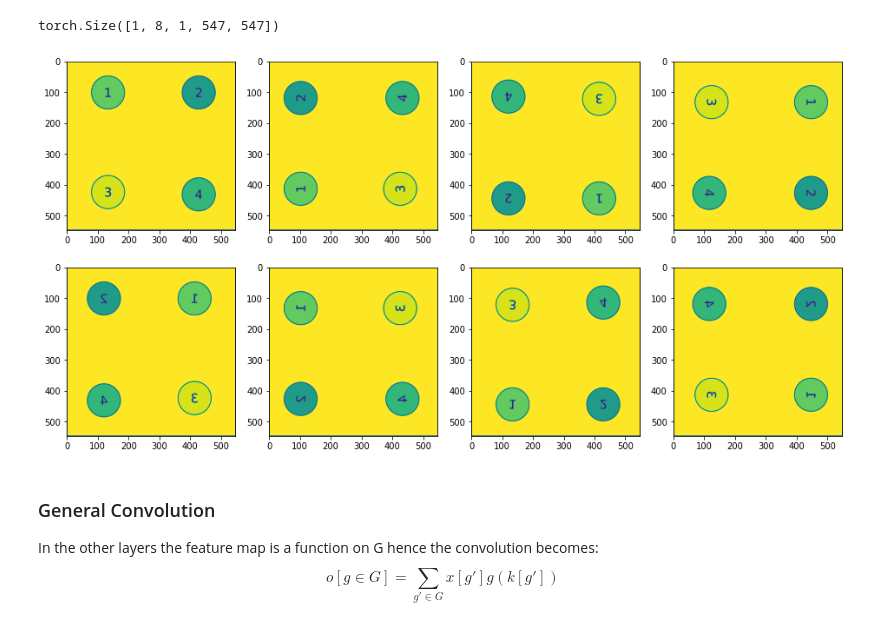
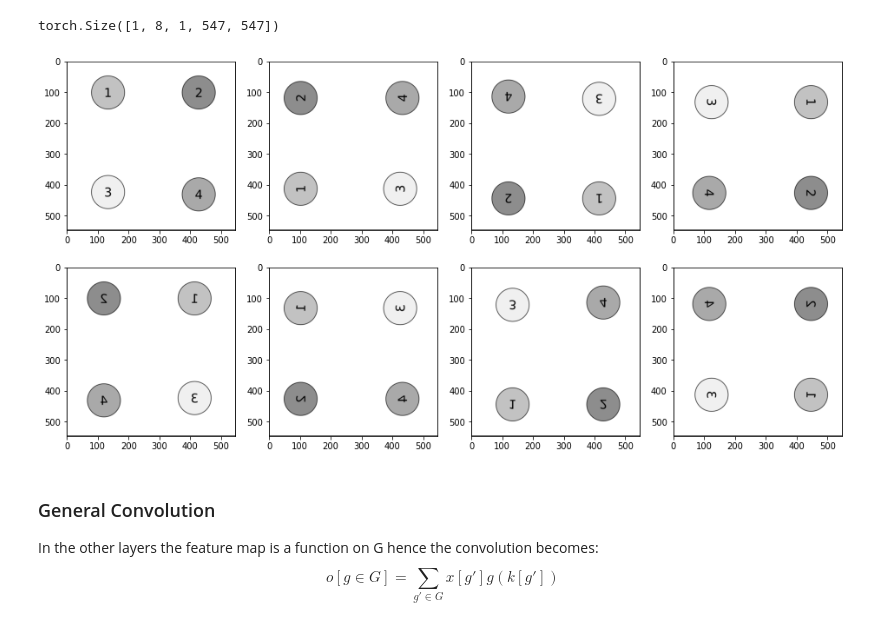
Before and after one commit to giorgiodema/Learning-Invariance-from-Equivariance, a Jupyter notebook: __notebook.ipynb, the cells around one changed output. Cells and saved outputs as stored; diff of their text form; code cells hidden in the pictures.

```diff
--- a/__notebook.ipynb
+++ b/__notebook.ipynb
@@ -117,11 +117,11 @@ torch.Size([1, 8, 1, 547, 547])
 # %%
 fig,axes = plt.subplots(2,4)
 fig.set_size_inches(16,8)
 for i,ax in enumerate(axes.flat):
-    ax.imshow(kernels[0,i,0,...])
+    ax.imshow(kernels[0,i,0,...],cmap="gray")
 plt.show()
 # %% [output]
-[figure, old version]
+[figure, new version]
 # %% [markdown]
 ### General Convolution
 In the other layers the feature map is a function on G hence the convolution becomes:
```
Also changed, not shown: parts of 2 cells of this notebook.
